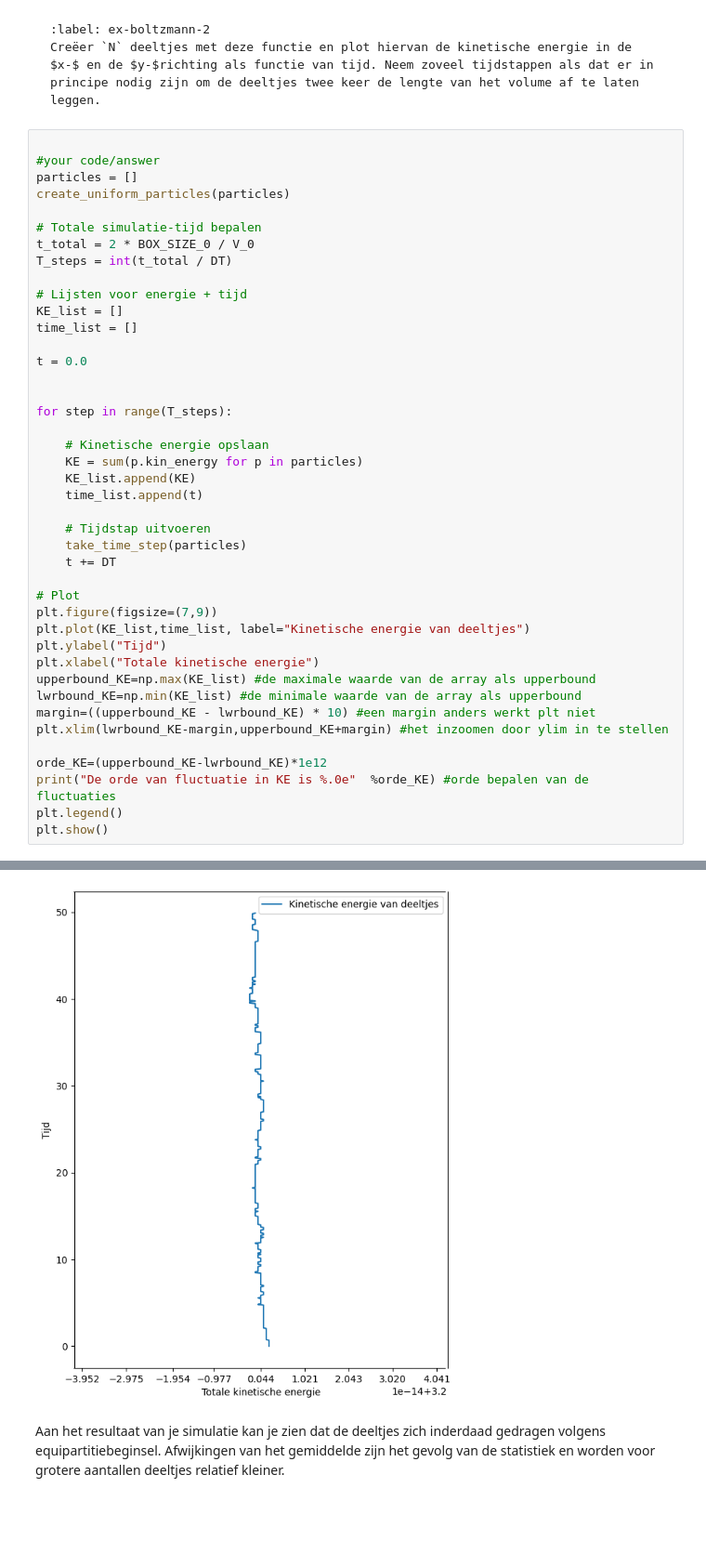
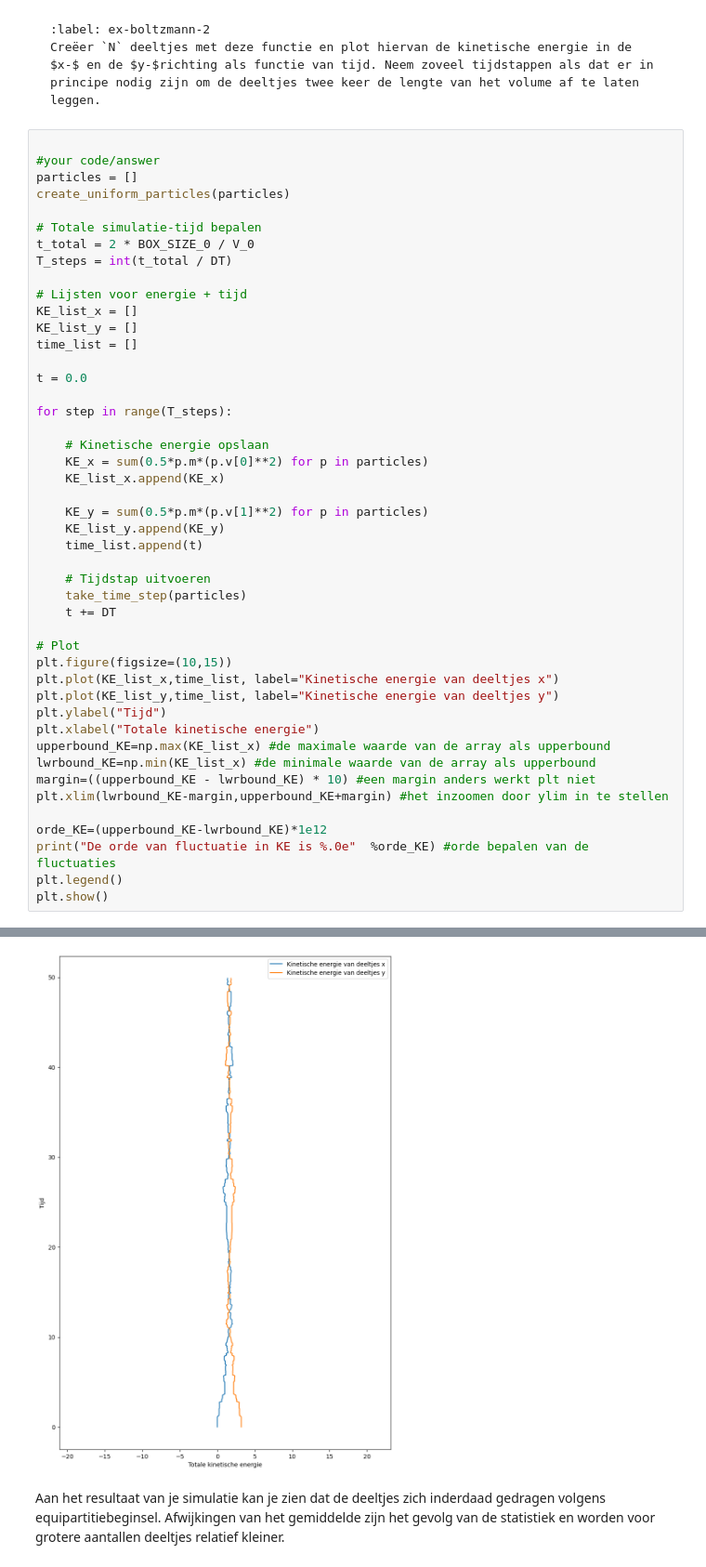
Before and after one commit to IshaSchneiders/69, a Jupyter notebook: Content/PySim/6_boltzmann.ipynb, the cells around one changed output, grey strips where cells are left out. Shown at 93% size. Saved outputs shown, nothing was run; the diff lists cells and outputs as text; blank space fills up the shorter version.

```diff
--- a/Content/PySim/6_boltzmann.ipynb
+++ b/Content/PySim/6_boltzmann.ipynb
@@ -180,17 +180,20 @@ t_total = 2 * BOX_SIZE_0 / V_0
 T_steps = int(t_total / DT)
 
 # Lijsten voor energie + tijd
-KE_list = []
+KE_list_x = []
+KE_list_y = []
 time_list = []
 
 t = 0.0
 
-
 for step in range(T_steps):
 
     # Kinetische energie opslaan
-    KE = sum(p.kin_energy for p in particles)
-    KE_list.append(KE)
+    KE_x = sum(0.5*p.m*(p.v[0]**2) for p in particles)
+    KE_list_x.append(KE_x)
+
+    KE_y = sum(0.5*p.m*(p.v[1]**2) for p in particles)
+    KE_list_y.append(KE_y)
     time_list.append(t)
 
     # Tijdstap uitvoeren
@@ -198,12 +201,13 @@ for step in range(T_steps):
     t += DT
 
 # Plot
-plt.figure(figsize=(7,9))
-plt.plot(KE_list,time_list, label="Kinetische energie van deeltjes")
+plt.figure(figsize=(10,15))
+plt.plot(KE_list_x,time_list, label="Kinetische energie van deeltjes x")
+plt.plot(KE_list_y,time_list, label="Kinetische energie van deeltjes y")
 plt.ylabel("Tijd")
 plt.xlabel("Totale kinetische energie")
-upperbound_KE=np.max(KE_list) #de maximale waarde van de array als upperbound
-lwrbound_KE=np.min(KE_list) #de minimale waarde van de array als upperbound
+upperbound_KE=np.max(KE_list_x) #de maximale waarde van de array als upperbound
+lwrbound_KE=np.min(KE_list_x) #de minimale waarde van de array als upperbound
 margin=((upperbound_KE - lwrbound_KE) * 10) #een margin anders werkt plt niet
 plt.xlim(lwrbound_KE-margin,upperbound_KE+margin) #het inzoomen door ylim in te stellen
 
@@ -216,4 +220,4 @@ De orde van fluctuatie in KE is 4e-03
-[figure, old version]
+[figure, new version]
 # %% [markdown]
 Aan het resultaat van je simulatie kan je zien dat de deeltjes zich inderdaad gedragen volgens equipartitiebeginsel. Afwijkingen van het gemiddelde zijn het gevolg van de statistiek en worden voor grotere aantallen deeltjes relatief kleiner.
 # %% [markdown]
```
Also changed, not shown: parts of 5 cells of this notebook.
